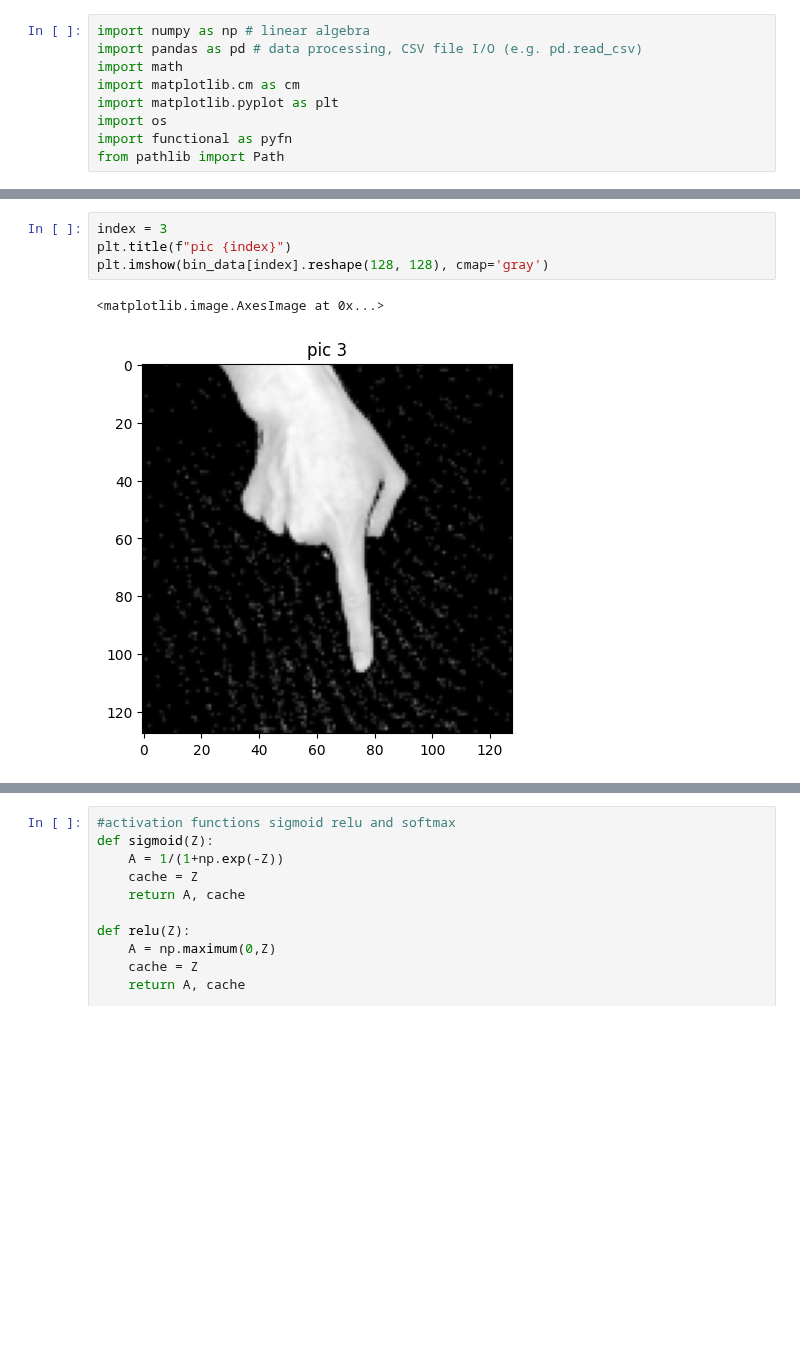
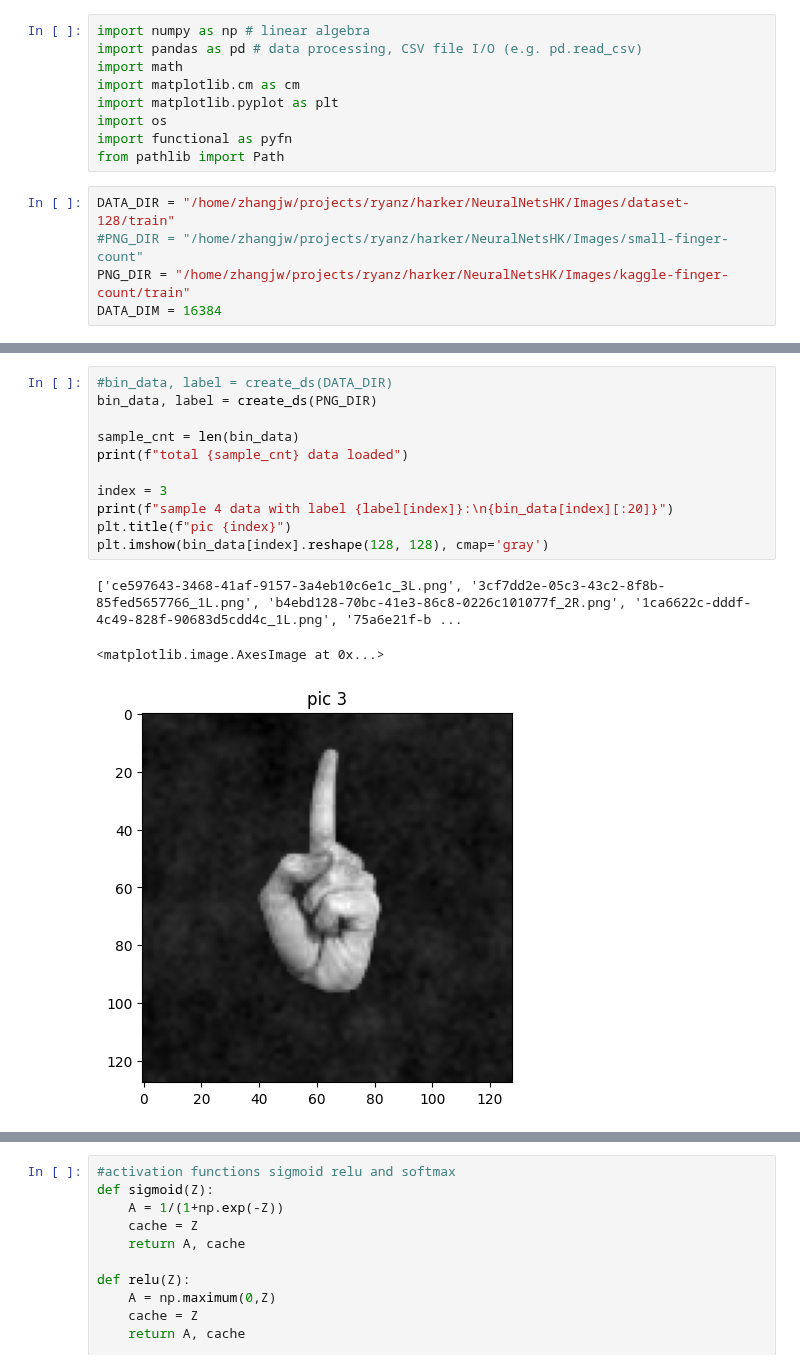
Before and after one commit to ryanz22/PestDataprocess, a Jupyter notebook: notebooks/finger_count.ipynb, the cells around one changed output, grey strips where cells are left out. Saved outputs shown, nothing was run; the diff lists cells and outputs as text; blank space fills up the shorter version.

Commit message:
python finger notebook

```diff
--- a/notebooks/finger_count.ipynb
+++ b/notebooks/finger_count.ipynb
@@ -9,4 +9,9 @@ import matplotlib.pyplot as plt
 import os
 import functional as pyfn
 from pathlib import Path
+# %%
+DATA_DIR = "/home/zhangjw/projects/ryanz/harker/NeuralNetsHK/Images/dataset-128/train"
+#PNG_DIR = "/home/zhangjw/projects/ryanz/harker/NeuralNetsHK/Images/small-finger-count"
+PNG_DIR = "/home/zhangjw/projects/ryanz/harker/NeuralNetsHK/Images/kaggle-finger-count/train"
+DATA_DIM = 16384
 # %%
@@ -38,10 +50,18 @@ finger data 5 has data shape: (16384,)
 # %%
+#bin_data, label = create_ds(DATA_DIR)
+bin_data, label = create_ds(PNG_DIR)
+
+sample_cnt = len(bin_data)
+print(f"total {sample_cnt} data loaded")
+
 index = 3
+print(f"sample 4 data with label {label[index]}:\n{bin_data[index][:20]}")
 plt.title(f"pic {index}")
 plt.imshow(bin_data[index].reshape(128, 128), cmap='gray')
 # %% [output]
-<matplotlib.image.AxesImage at 0x...>
+['ce597643-3468-41af-9157-3a4eb10c6e1c_3L.png', '3cf7dd2e-05c3-43c2-8f8b-85fed5657766_1L.png', 'b4ebd128-70bc-41e3-86c8-0226c101077f_2R.png', '1ca6622c-dddf-4c49-828f-90683d5cdd4c_1L.png', '75a6e21f-b ...
+<matplotlib.image.AxesImage at 0x...>
-[figure, old version]
+[figure, new version]
 # %%
 print("train data")
 y_value = np.zeros((1, 5))
```
Also changed, not shown: parts of 4 cells of this notebook, 1 other file.
